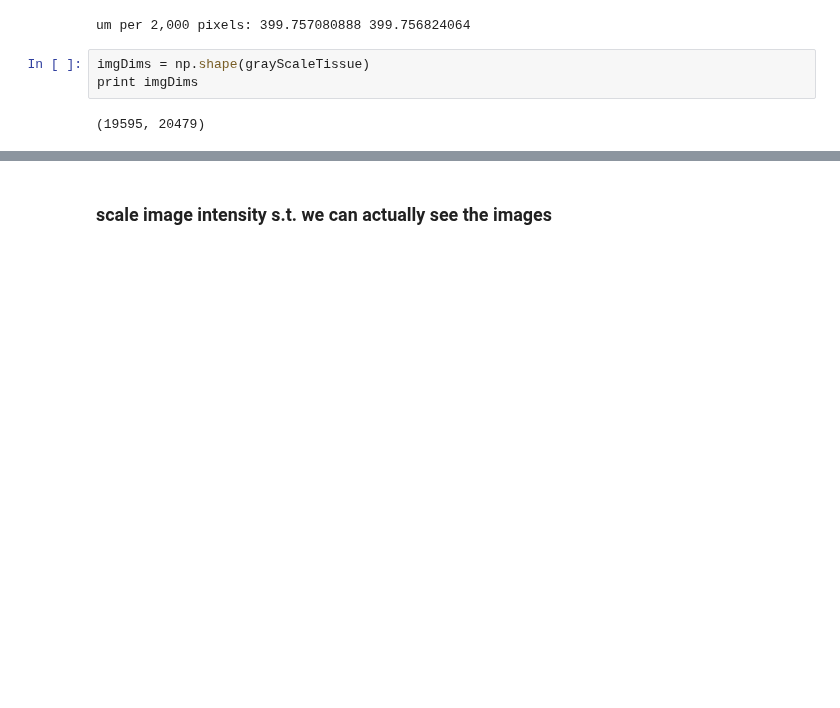
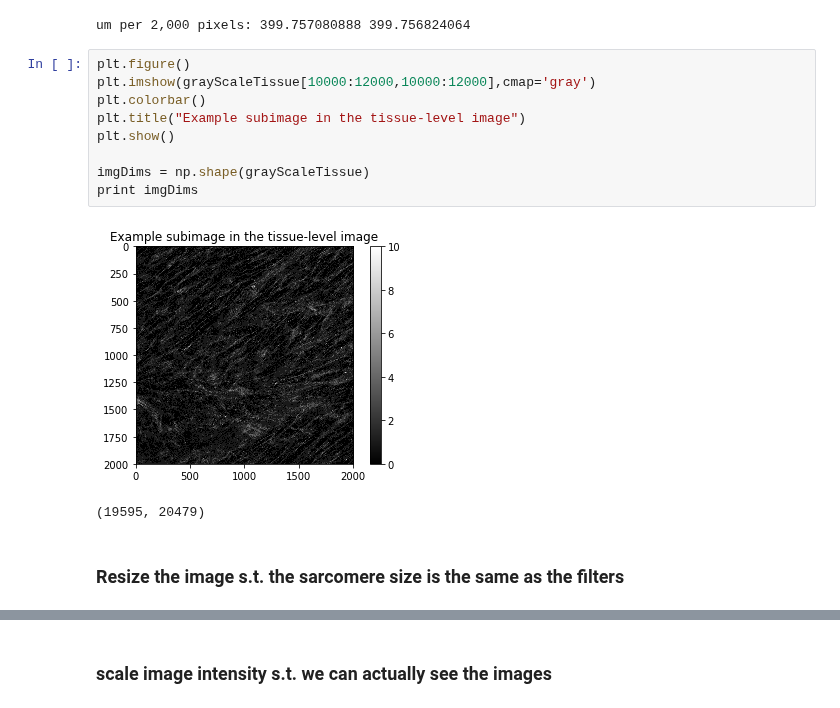
Before and after one commit to huskeypm/gpu_detect, a Jupyter notebook: bootstrapDataPrepper.ipynb, the cells around one changed output, grey strips where cells are left out. Drawn from its saved outputs; the diff is of its cells as text; blank space fills up the shorter version.

```diff
--- a/bootstrapDataPrepper.ipynb
+++ b/bootstrapDataPrepper.ipynb
@@ -50,8 +62,17 @@ grayScaleTissue = tissue.Setup()
 print "um per 2,000 pixels:", 2000 / params.px_per_um[0], 2000 / params.px_per_um[1]
 # %% [output]
 um per 2,000 pixels: 399.757080888 399.756824064
-# %%
-imgDims = np.shape(grayScaleTissue)
-print imgDims
-# %% [output]
-(19595, 20479)
+# %%
+plt.figure()
+plt.imshow(grayScaleTissue[10000:12000,10000:12000],cmap='gray')
+plt.colorbar()
+plt.title("Example subimage in the tissue-level image")
+plt.show()
+
+imgDims = np.shape(grayScaleTissue)
+print imgDims
+# %% [output]
+[figure, added]
+(19595, 20479)
+# %% [markdown]
+### Resize the image s.t. the sarcomere size is the same as the filters
```
Also changed, not shown: parts of 18 cells of this notebook.
